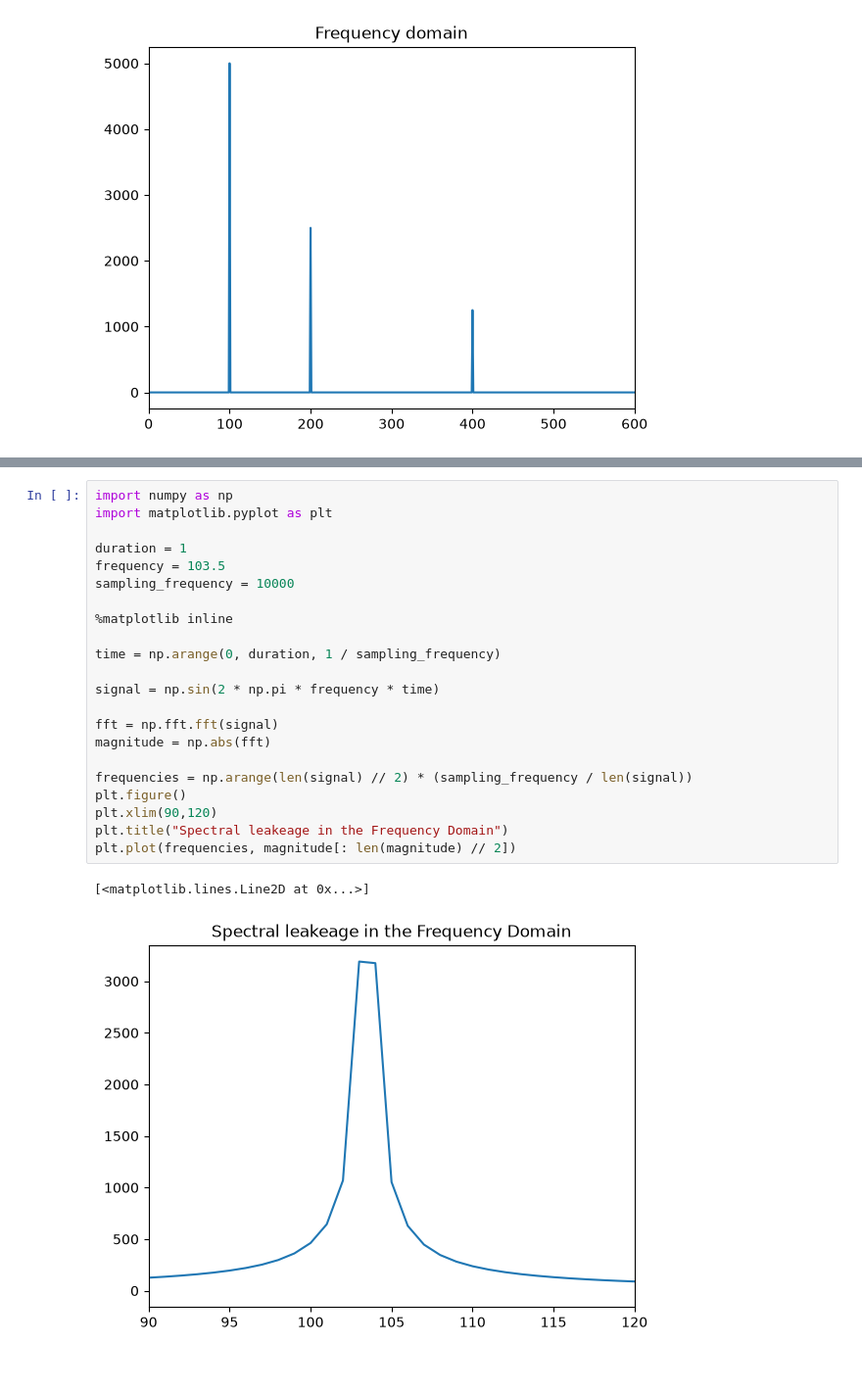
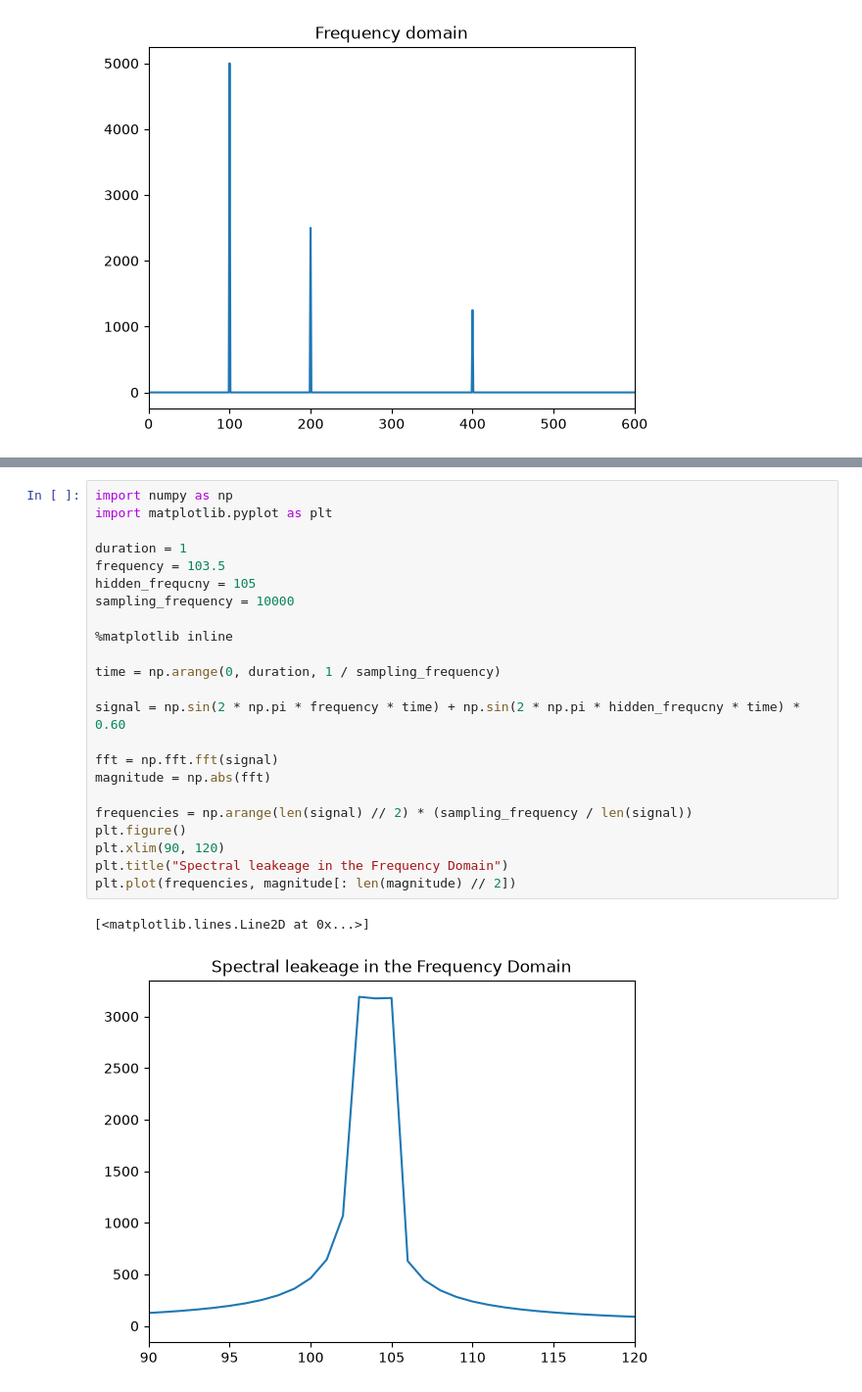
Before and after one commit to KingPixelKP/dsp-learn, a Jupyter notebook: notebooks/signal_basics.ipynb, the cells around one changed output, grey strips where cells are left out. Shown at 98% size. Cells and saved outputs as stored; diff of their text form.

```diff
--- a/notebooks/signal_basics.ipynb
+++ b/notebooks/signal_basics.ipynb
@@ -302,28 +304,29 @@ This can lead to some problems later on, like masking weaker signals or reducing
 # %%
 import numpy as np
 import matplotlib.pyplot as plt
 
 duration = 1
 frequency = 103.5
+hidden_frequcny = 105
 sampling_frequency = 10000
 
 %matplotlib inline
 
 time = np.arange(0, duration, 1 / sampling_frequency)
 
-signal = np.sin(2 * np.pi * frequency * time)
+signal = np.sin(2 * np.pi * frequency * time) + np.sin(2 * np.pi * hidden_frequcny * time) * 0.60
 
 fft = np.fft.fft(signal)
 magnitude = np.abs(fft)
 
 frequencies = np.arange(len(signal) // 2) * (sampling_frequency / len(signal))
 plt.figure()
-plt.xlim(90,120)
+plt.xlim(90, 120)
 plt.title("Spectral leakeage in the Frequency Domain")
 plt.plot(frequencies, magnitude[: len(magnitude) // 2])
 # %% [output]
 [<matplotlib.lines.Line2D at 0x...>]
-[figure, old version]
+[figure, new version]
 # %% [markdown]
 # Windowing
 
```
Also changed, not shown: parts of 3 cells of this notebook, 3 other files.
